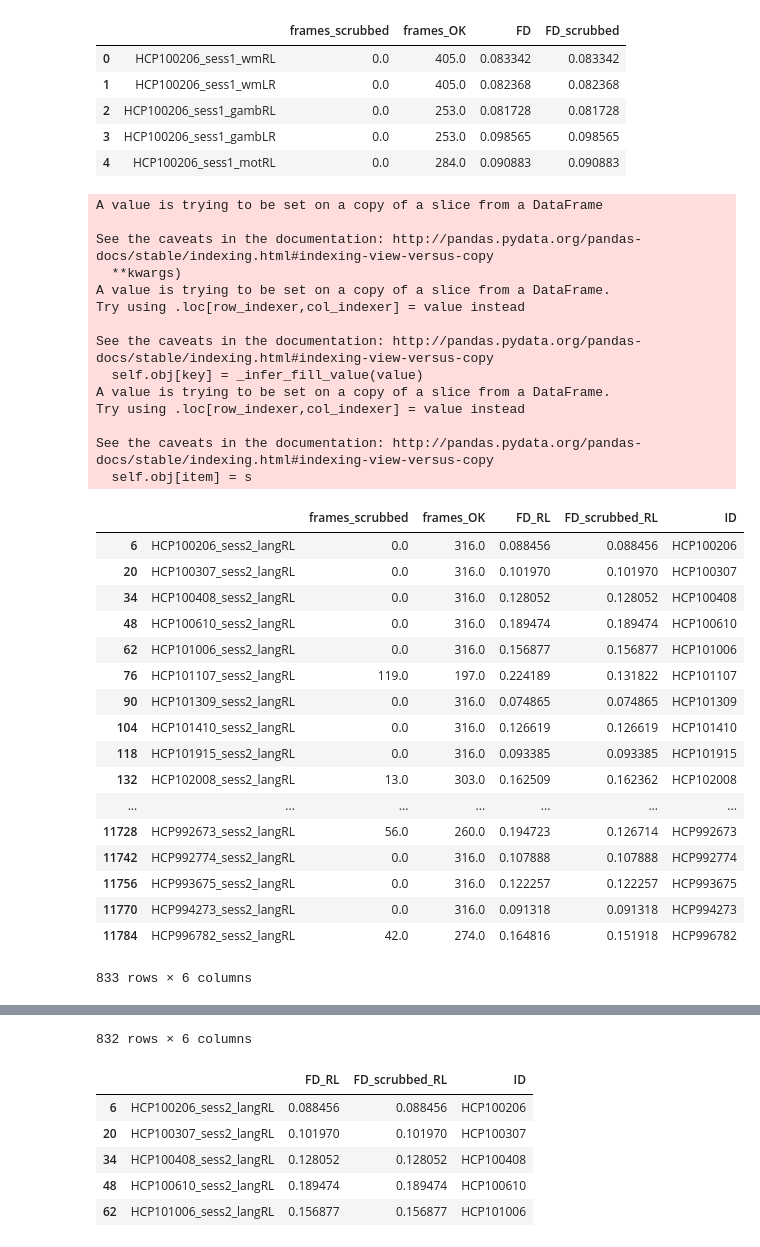
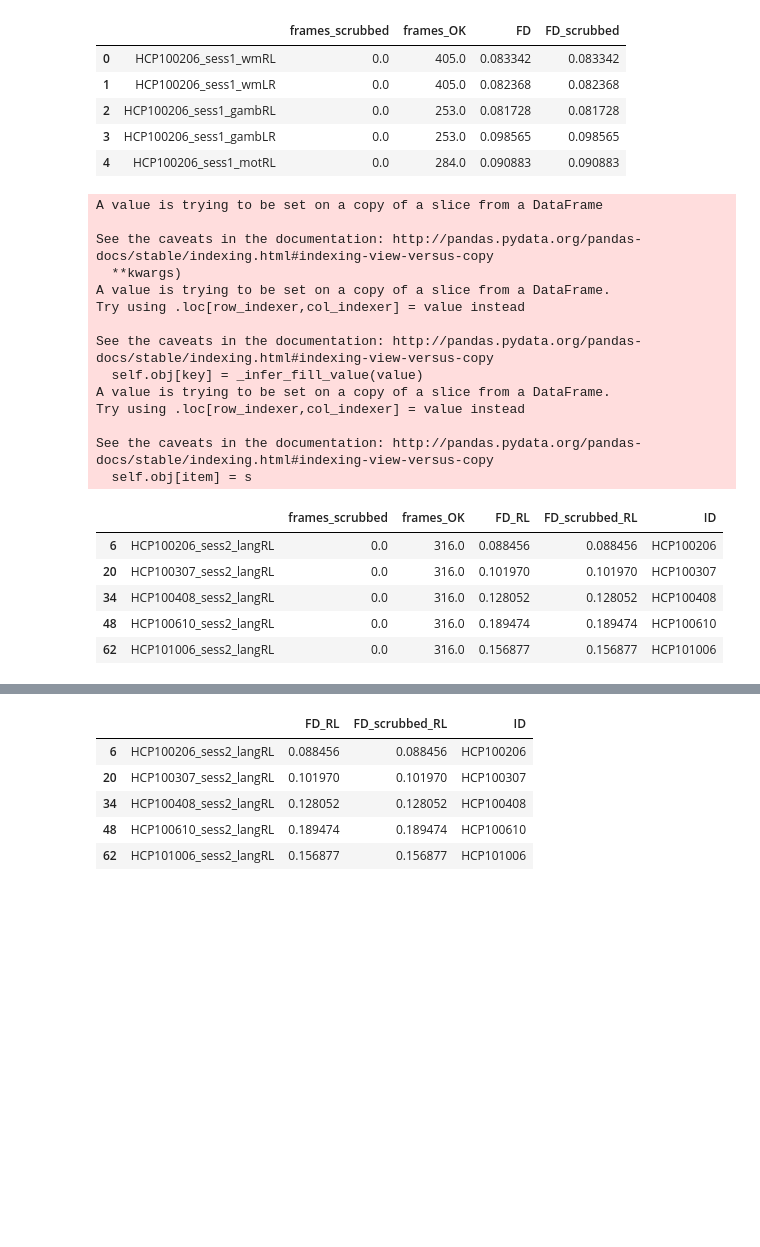
Before and after one commit to SIMEXP/hcp, a Jupyter notebook: scrub_cleaning_language.ipynb, the cells around one changed output, grey strips where cells are left out. Drawn from its saved outputs; the diff is of its cells as text; code cells hidden in the pictures; blank space fills up the shorter version.

```diff
--- a/scrub_cleaning_language.ipynb
+++ b/scrub_cleaning_language.ipynb
@@ -34,47 +34,35 @@ scrub_raw.head()
 scrub_select_RL = scrub_raw[scrub_raw[' '].str.contains("langRL")]
 scrub_select_RL.rename(columns={'FD_scrubbed':'FD_scrubbed_RL','FD ':'FD_RL'},inplace=True)
 scrub_select_RL.loc[:,'ID'] = scrub_select_RL[' '].str.replace('_sess2_langRL ','')
 
 # run2
 scrub_select_LR = scrub_raw[scrub_raw[' '].str.contains("langLR")]
 scrub_select_LR.rename(columns={'FD_scrubbed':'FD_scrubbed_LR','FD ':'FD_LR'},inplace=True)
 scrub_select_LR.loc[:,'ID'] = scrub_select_LR[' '].str.replace('_sess2_langLR ','')
 
-display(scrub_select_RL)
-display(scrub_select_LR)
+display(scrub_select_RL.head())
+display(scrub_select_LR.head())
 # %% [output]
 A value is trying to be set on a copy of a slice from a DataFrame
 
 See the caveats in the documentation: http://pandas.pydata.org/pandas-docs/stable/indexing.html#indexing-view-versus-copy
   **kwargs)
 A value is trying to be set on a copy of a slice from a DataFrame.
 Try using .loc[row_indexer,col_indexer] = value instead
 
 See the caveats in the documentation: http://pandas.pydata.org/pandas-docs/stable/indexing.html#indexing-view-versus-copy
   self.obj[key] = _infer_fill_value(value)
 A value is trying to be set on a copy of a slice from a DataFrame.
 Try using .loc[row_indexer,col_indexer] = value instead
 
 See the caveats in the documentation: http://pandas.pydata.org/pandas-docs/stable/indexing.html#indexing-view-versus-copy
   self.obj[item] = s
 |  |  | frames_scrubbed | frames_OK | FD_RL | FD_scrubbed_RL | ID |
 | 6 | HCP100206_sess2_langRL | 0.0 | 316.0 | 0.088456 | 0.088456 | HCP100206 |
 | 20 | HCP100307_sess2_langRL | 0.0 | 316.0 | 0.101970 | 0.101970 | HCP100307 |
 | 34 | HCP100408_sess2_langRL | 0.0 | 316.0 | 0.128052 | 0.128052 | HCP100408 |
 | 48 | HCP100610_sess2_langRL | 0.0 | 316.0 | 0.189474 | 0.189474 | HCP100610 |
 | 62 | HCP101006_sess2_langRL | 0.0 | 316.0 | 0.156877 | 0.156877 | HCP101006 |
-| 76 | HCP101107_sess2_langRL | 119.0 | 197.0 | 0.224189 | 0.131822 | HCP101107 |
-| 90 | HCP101309_sess2_langRL | 0.0 | 316.0 | 0.074865 | 0.074865 | HCP101309 |
-| 104 | HCP101410_sess2_langRL | 0.0 | 316.0 | 0.126619 | 0.126619 | HCP101410 |
-| 118 | HCP101915_sess2_langRL | 0.0 | 316.0 | 0.093385 | 0.093385 | HCP101915 |
-| 132 | HCP102008_sess2_langRL | 13.0 | 303.0 | 0.162509 | 0.162362 | HCP102008 |
-| ... | ... | ... | ... | ... | ... | ... |
-| 11728 | HCP992673_sess2_langRL | 56.0 | 260.0 | 0.194723 | 0.126714 | HCP992673 |
-| 11742 | HCP992774_sess2_langRL | 0.0 | 316.0 | 0.107888 | 0.107888 | HCP992774 |
-| 11756 | HCP993675_sess2_langRL | 0.0 | 316.0 | 0.122257 | 0.122257 | HCP993675 |
-| 11770 | HCP994273_sess2_langRL | 0.0 | 316.0 | 0.091318 | 0.091318 | HCP994273 |
-| 11784 | HCP996782_sess2_langRL | 42.0 | 274.0 | 0.164816 | 0.151918 | HCP996782 |
-833 rows × 6 columns
 |  |  | frames_scrubbed | frames_OK | FD_LR | FD_scrubbed_LR | ID |
 | 7 | HCP100206_sess2_langLR | 0.0 | 316.0 | 0.099963 | 0.099963 | HCP100206 |
 | 21 | HCP100307_sess2_langLR | 0.0 | 316.0 | 0.119331 | 0.119331 | HCP100307 |
@@ -95,4 +72,3 @@ See the caveats in the documentation: http://pandas.pydata.org/pandas-docs/stabl
-832 rows × 6 columns
 # %%
 # Select interest variables
 scrub_select_LR_merge = scrub_select_LR [[' ','FD_LR','FD_scrubbed_LR','ID']]
```
Also changed, not shown: parts of 1 cell of this notebook.
